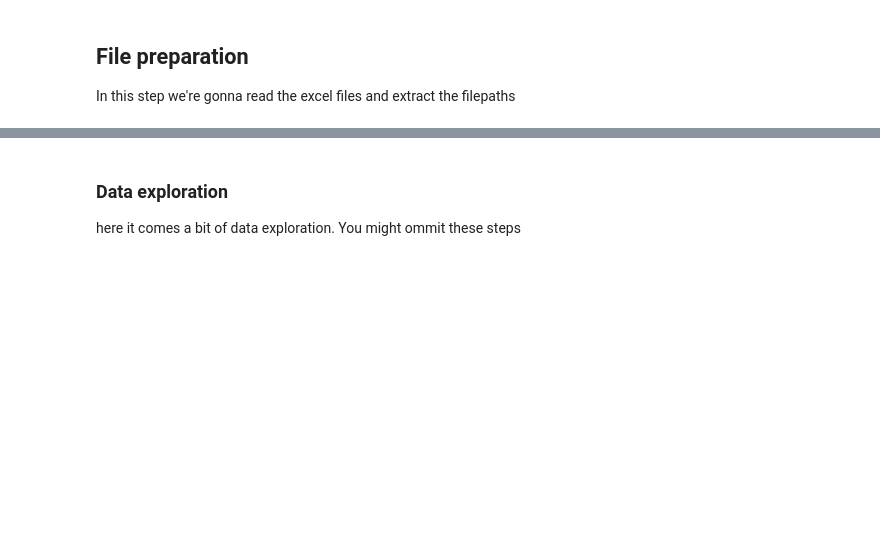
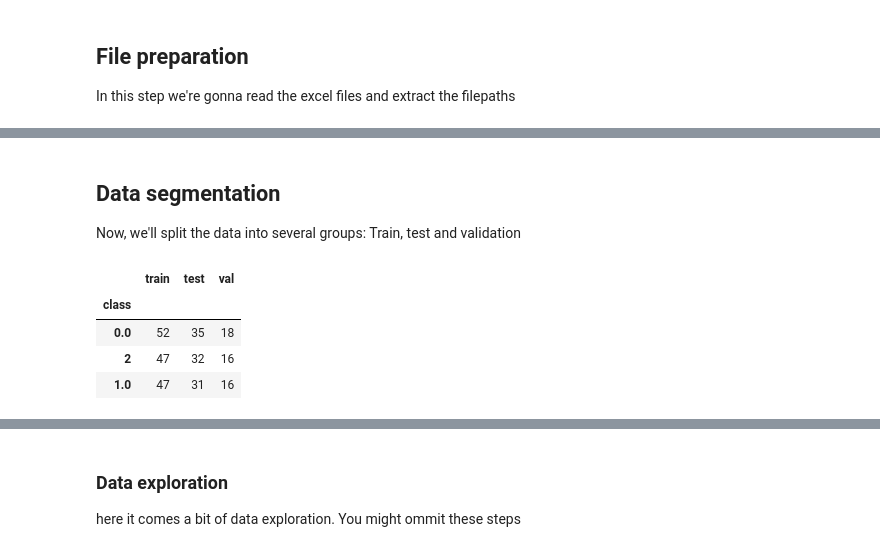
Before and after one commit to McSonk/2024-img-challenge, a Jupyter notebook: training.ipynb, the cells around one changed output, grey strips where cells are left out. Cells and saved outputs as stored; diff of their text form; code cells hidden in the pictures; blank space fills up the shorter version.

```diff
--- a/training.ipynb
+++ b/training.ipynb
@@ -106,0 +136,28 @@ memory usage: 3.5+ KB
+# %% [markdown]
+## Data segmentation
+
+Now, we'll split the data into several groups: Train, test and validation
+# %%
+# Calculate sizes
+total_samples = len(df)
+train_size = int(0.6 * total_samples)
+val_size = int(0.2 * total_samples)
+# %%
+# Split the data into train, validation, and test sets
+X_train, X_temp, y_train, y_temp = train_test_split(
+    df[['img', 'mask']],
+    df['class'],
+    shuffle=True,
+    train_size=train_size,
+    random_state=8,
+    stratify=df['class']
+)
+# %%
+X_val, X_test, y_val, y_test = train_test_split(
+    X_temp,
+    y_temp,
+    shuffle=True,
+    test_size=val_size,
+    random_state=8,
+    stratify=y_temp
+)
@@ -106,0 +173,12 @@ memory usage: 3.5+ KB
+# %%
+pd.DataFrame({
+    'train': y_train.value_counts(),
+    'test': y_test.value_counts(),
+    'val': y_val.value_counts(),
+})
+# %% [output]
+|  | train | test | val |
+| class |  |  |  |
+| 0.0 | 52 | 35 | 18 |
+| 2 | 47 | 32 | 16 |
+| 1.0 | 47 | 31 | 16 |
```
Also changed, not shown: parts of 17 cells of this notebook.
